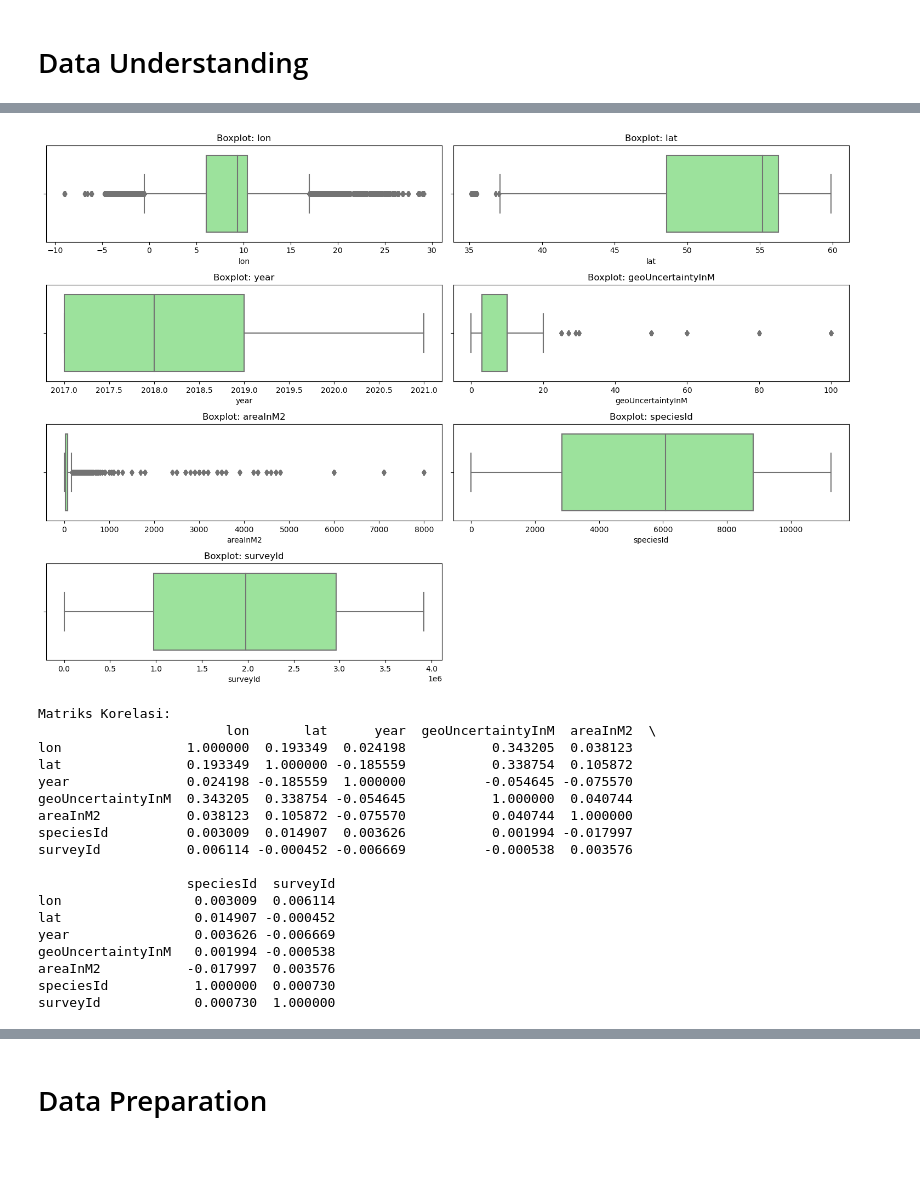
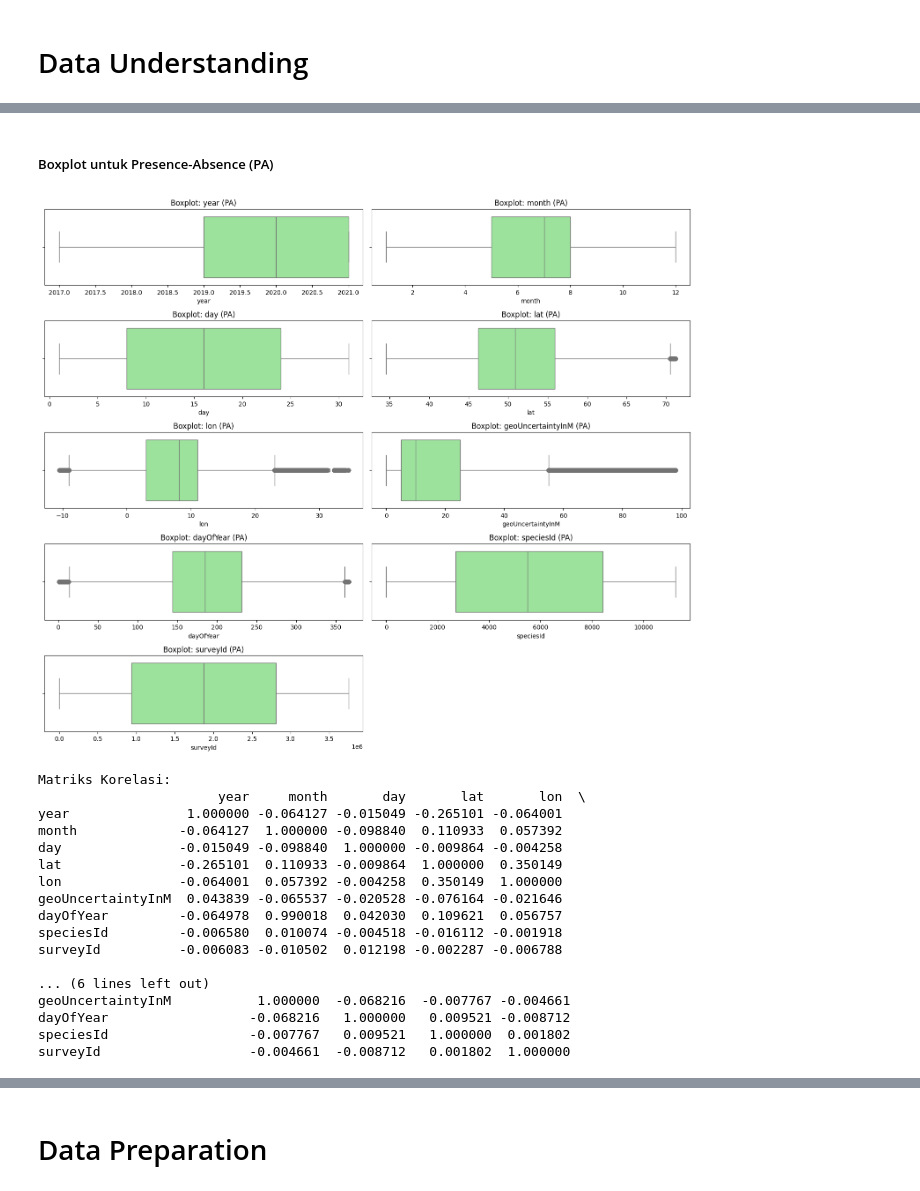
Before and after one commit to herisitompul/DAMI---PROJECT, a Jupyter notebook: DATA PREPARATION.ipynb, the cells around one changed output, grey strips where cells are left out. Cells and saved outputs as stored; diff of their text form; code cells hidden in the pictures; blank space fills up the shorter version.

```diff
--- a/DATA PREPARATION.ipynb
+++ b/DATA PREPARATION.ipynb
@@ -11,5 +47,6 @@ from sklearn.metrics import accuracy_score,classification_report,confusion_matri
 # %%
-df_PA = pd.read_csv("C:/Users/Lenovo/Downloads/geolifeclef-2025/GLC25_PA_metadata_train.csv")
+df_PA = pd.read_csv("/content/sample_data/GLC25_P0_metadata_train.csv") # Presence-Absence
+df_PO = pd.read_csv("/content/sample_data/GLC25_PA_metadata_train.csv") # Presence-Only
 # %%
 df_PA.head()
 # %% [output]
@@ -118,9 +161,9 @@ max    1.125400e+04  3.919655e+06
 # %%
-numeric_cols = df_PA.select_dtypes(include=np.number).columns
+numeric_cols_PA = df_PA.select_dtypes(include=np.number).columns
 
-plt.figure(figsize=(15, len(numeric_cols)*3))
-for i, col in enumerate(numeric_cols, 1):
-    plt.subplot(len(numeric_cols), 2, i)
+plt.figure(figsize=(15, len(numeric_cols_PA)*3))
+for i, col in enumerate(numeric_cols_PA, 1):
+    plt.subplot(len(numeric_cols_PA), 2, i)
     sns.histplot(df_PA[col], kde=True, bins=30, color='skyblue')
     plt.title(f'Distribusi: {col}')
 plt.tight_layout()
@@ -130,13 +189,17 @@ plt.show()
+# %% [markdown]
+#####  Boxplot untuk Presence-Absence (PA)
 # %%
-plt.figure(figsize=(15, len(numeric_cols)*2.5))
-for i, col in enumerate(numeric_cols, 1):
-    plt.subplot(len(numeric_cols), 2, i)
+numeric_cols_PA = df_PA.select_dtypes(include=np.number).columns
+
+plt.figure(figsize=(15, len(numeric_cols_PA)*2.5))
+for i, col in enumerate(numeric_cols_PA, 1):
+    plt.subplot(len(numeric_cols_PA), 2, i)
     sns.boxplot(data=df_PA, x=col, color='lightgreen')
-    plt.title(f'Boxplot: {col}')
+    plt.title(f'Boxplot: {col} (PA)')
 plt.tight_layout()
 plt.show()
 # %% [output]
-[figure, old version]
+[figure, new version]
 # %%
 numeric_cols = df_PA.select_dtypes(include=np.number)
 
@@ -146,20 +209,19 @@ print("Matriks Korelasi:")
 print(corr_matrix)
 # %% [output]
 Matriks Korelasi:
-                        lon       lat      year  geoUncertaintyInM  areaInM2  \
-lon                1.000000  0.193349  0.024198           0.343205  0.038123
-lat                0.193349  1.000000 -0.185559           0.338754  0.105872
-year               0.024198 -0.185559  1.000000          -0.054645 -0.075570
-geoUncertaintyInM  0.343205  0.338754 -0.054645           1.000000  0.040744
-areaInM2           0.038123  0.105872 -0.075570           0.040744  1.000000
-speciesId          0.003009  0.014907  0.003626           0.001994 -0.017997
-surveyId           0.006114 -0.000452 -0.006669          -0.000538  0.003576
+                       year     month       day       lat       lon  \
+year               1.000000 -0.064127 -0.015049 -0.265101 -0.064001
+month             -0.064127  1.000000 -0.098840  0.110933  0.057392
+day               -0.015049 -0.098840  1.000000 -0.009864 -0.004258
+lat               -0.265101  0.110933 -0.009864  1.000000  0.350149
+lon               -0.064001  0.057392 -0.004258  0.350149  1.000000
+geoUncertaintyInM  0.043839 -0.065537 -0.020528 -0.076164 -0.021646
+dayOfYear         -0.064978  0.990018  0.042030  0.109621  0.056757
+speciesId         -0.006580  0.010074 -0.004518 -0.016112 -0.001918
+surveyId          -0.006083 -0.010502  0.012198 -0.002287 -0.006788
 
-                   speciesId  surveyId
-lon                 0.003009  0.006114
-lat                 0.014907 -0.000452
-year                0.003626 -0.006669
-geoUncertaintyInM   0.001994 -0.000538
-areaInM2           -0.017997  0.003576
-speciesId           1.000000  0.000730
-surveyId            0.000730  1.000000
+... (6 lines left out)
+geoUncertaintyInM           1.000000  -0.068216  -0.007767 -0.004661
+dayOfYear                  -0.068216   1.000000   0.009521 -0.008712
+speciesId                  -0.007767   0.009521   1.000000  0.001802
+surveyId                   -0.004661  -0.008712   0.001802  1.000000
```
Also changed, not shown: parts of 89 cells of this notebook.
